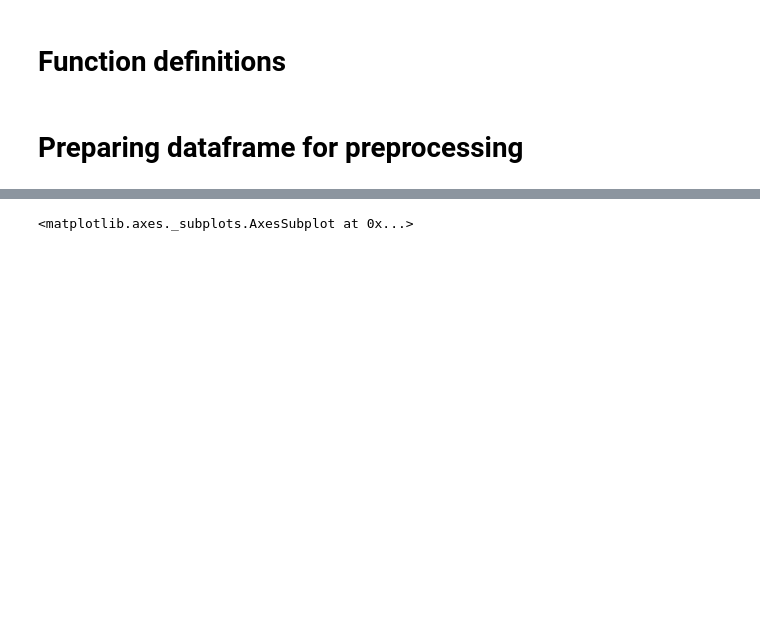
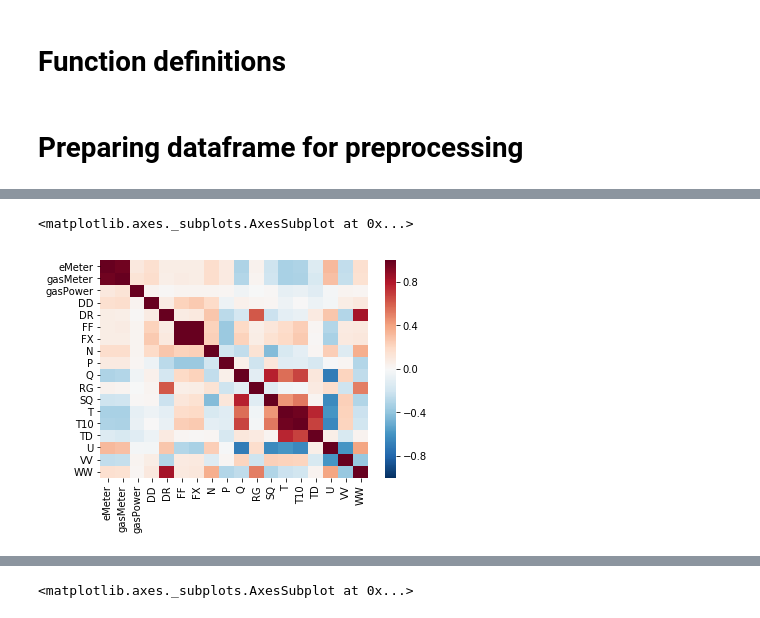
Before and after one commit to deKeijzer/KB-74-OPSCHALER, a Jupyter notebook: Personal_folders/Brian/Keras/gasPower higher resolution.ipynb, the cells around one changed output, grey strips where cells are left out. Cells and saved outputs as stored; diff of their text form; code cells hidden in the pictures; blank space fills up the shorter version.

Commit message:
new df resampler made. nan table bug fixed.

```diff
--- a/Personal_folders/Brian/Keras/gasPower higher resolution.ipynb
+++ b/Personal_folders/Brian/Keras/gasPower higher resolution.ipynb
@@ -68,11 +68,34 @@ def reduce_memory(df):
     print('Memory uasge reduced from %.3f GB to %.3f GB' % (memory_before, memory_after))
 
     return df
+
+
+def resample_df(df, sample_rate):
+    """
+    Resampled a (un)processed dataframe to the specified sample_rate.
+    Input is a (un)processed df
+    Sample rate must be a string.
+    For example '1H', '1D', '60s'.
+    """
+    df.drop(['gasPower'], axis=1) # Drop gasPower, calculate it again later
+
+    to_sum = ['eMeterReturn', 'eMeterLow', 'eMeterLowReturn', 'ePower', 'ePowerReturn'] # resampler.sum() these columns
+    to_last = ['gasMeter', 'eMeter'] # resample.last(), take last known value from the columns
+
+    df[to_sum] = df[to_sum].resample(sample_rate).sum # sum values
+    df[to_last] = df[to_last].resample(sample_rate).last() # take last value moest nearby the sample_rate
+    df = df.resample(sample_rate).mean() # resample to 1H by mean (this wont change the values calculated by .sum() and .last())
+
+    # Calculate gasPower
+    df['gasPower'] = df['gasMeter'].diff()
+    df['gasPower'][0] = df['gasPower'][1] # Replace 1st entry (NaN) with 2nd entry
+
+    return df
 # %% [markdown]
 # Preparing dataframe for preprocessing
 # %%
 %%time
-df = pd.read_csv('//datc//opschaler//combined_gas_smart_weather_dfs//processed//all_dwellings_combined_hour.csv', delimiter='\t', parse_dates=['datetime'])
+df = pd.read_csv('//datc//opschaler//combined_gas_smart_weather_dfs//processed//P01S01W6495_10s.csv', delimiter='\t', parse_dates=['datetime'])
 df = df.set_index(['datetime'])
 df = df.dropna()
 #df['hour'] = df.index
@@ -81,0 +114,3 @@ Wall time: 1.16 s
+# %%
+%%time
+hour = resample_df(df, 'H')
@@ -81,0 +120,5 @@ Wall time: 1.16 s
+# %%
+sns.heatmap(hour.corr())
+# %% [output]
+<matplotlib.axes._subplots.AxesSubplot at 0x...>
+[figure, added]
```
Also changed, not shown: parts of 5 cells of this notebook, 1 other file.
